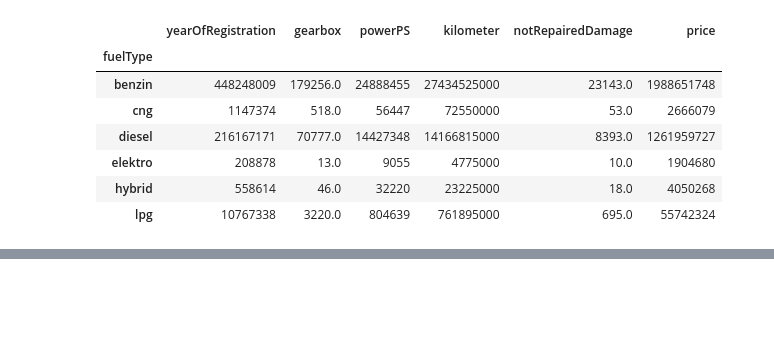
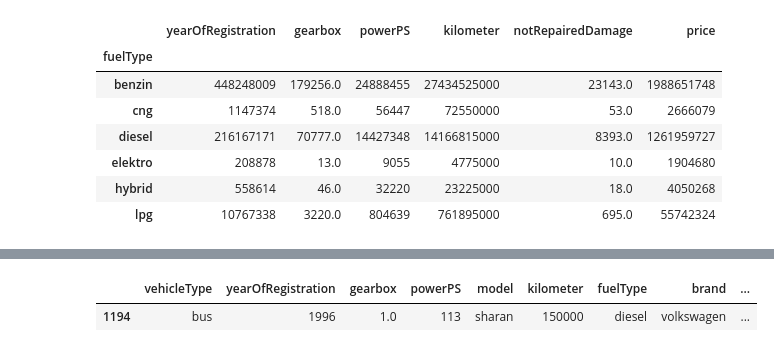
Before and after one commit to WorldWideWest/usedCarsSales, a Jupyter notebook: usedCarPrice.ipynb, the cells around one changed output, grey strips where cells are left out. Saved outputs shown, nothing was run; the diff lists cells and outputs as text; code cells hidden in the pictures; blank space fills up the shorter version.

```diff
--- a/usedCarPrice.ipynb
+++ b/usedCarPrice.ipynb
@@ -334,0 +369,5 @@ priceNull = preprocessing[(preprocessing['brand']=='volkswagen') & (preprocessin
+# %%
+preprocessing.loc[[1194]]
+# %% [output]
+|  | vehicleType | yearOfRegistration | gearbox | powerPS | model | kilometer | fuelType | brand | ... |
+| 1194 | bus | 1996 | 1.0 | 113 | sharan | 150000 | diesel | volkswagen | ... |
```
Also changed, not shown: parts of 11 cells of this notebook, 5 other files.
